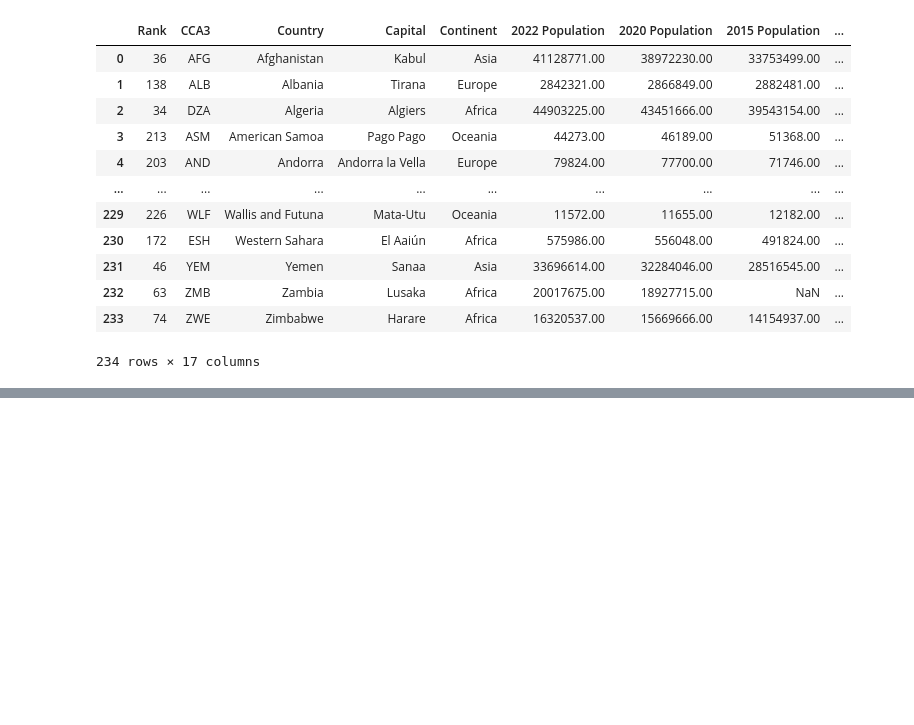
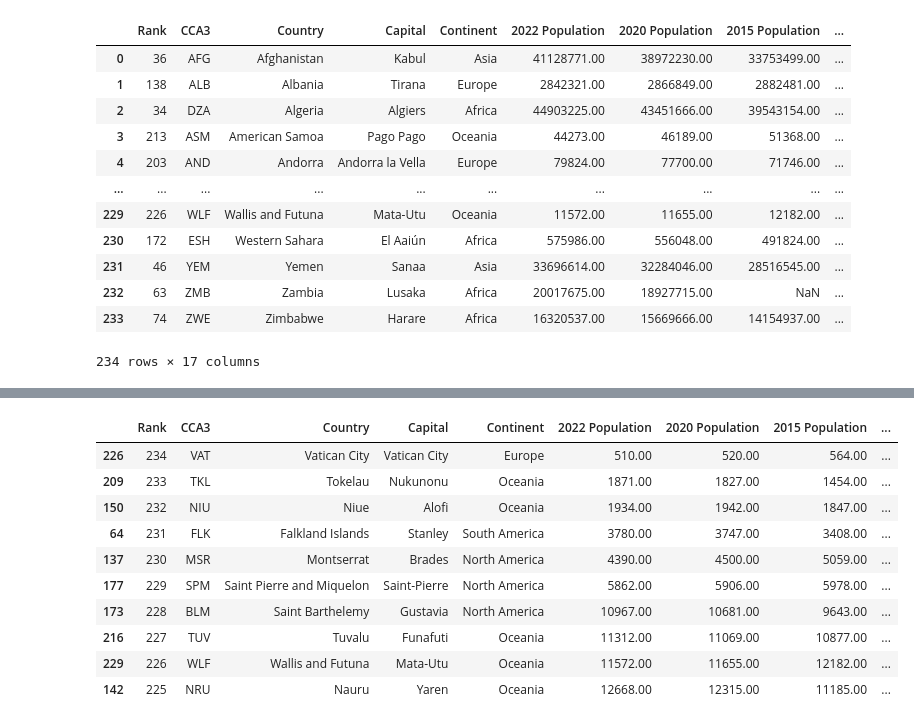
Before and after one commit to JoshMusira/Exploratory_data_analysis, a Jupyter notebook: Explaratory Data Analysis.ipynb, the cells around one changed output, grey strips where cells are left out. Drawn from its saved outputs; the diff is of its cells as text; code cells hidden in the pictures; blank space fills up the shorter version.

```diff
--- a/Explaratory Data Analysis.ipynb
+++ b/Explaratory Data Analysis.ipynb
@@ -40,0 +115,14 @@ df
+# %%
+df.sort_values(by = "2022 Population").head(10)
+# %% [output]
+|  | Rank | CCA3 | Country | Capital | Continent | 2022 Population | 2020 Population | 2015 Population | ... |
+| 226 | 234 | VAT | Vatican City | Vatican City | Europe | 510.00 | 520.00 | 564.00 | ... |
+| 209 | 233 | TKL | Tokelau | Nukunonu | Oceania | 1871.00 | 1827.00 | 1454.00 | ... |
+| 150 | 232 | NIU | Niue | Alofi | Oceania | 1934.00 | 1942.00 | 1847.00 | ... |
+| 64 | 231 | FLK | Falkland Islands | Stanley | South America | 3780.00 | 3747.00 | 3408.00 | ... |
+| 137 | 230 | MSR | Montserrat | Brades | North America | 4390.00 | 4500.00 | 5059.00 | ... |
+| 177 | 229 | SPM | Saint Pierre and Miquelon | Saint-Pierre | North America | 5862.00 | 5906.00 | 5978.00 | ... |
+| 173 | 228 | BLM | Saint Barthelemy | Gustavia | North America | 10967.00 | 10681.00 | 9643.00 | ... |
+| 216 | 227 | TUV | Tuvalu | Funafuti | Oceania | 11312.00 | 11069.00 | 10877.00 | ... |
+| 229 | 226 | WLF | Wallis and Futuna | Mata-Utu | Oceania | 11572.00 | 11655.00 | 12182.00 | ... |
+| 142 | 225 | NRU | Nauru | Yaren | Oceania | 12668.00 | 12315.00 | 11185.00 | ... |
```
Also changed, not shown: parts of 15 cells of this notebook.
